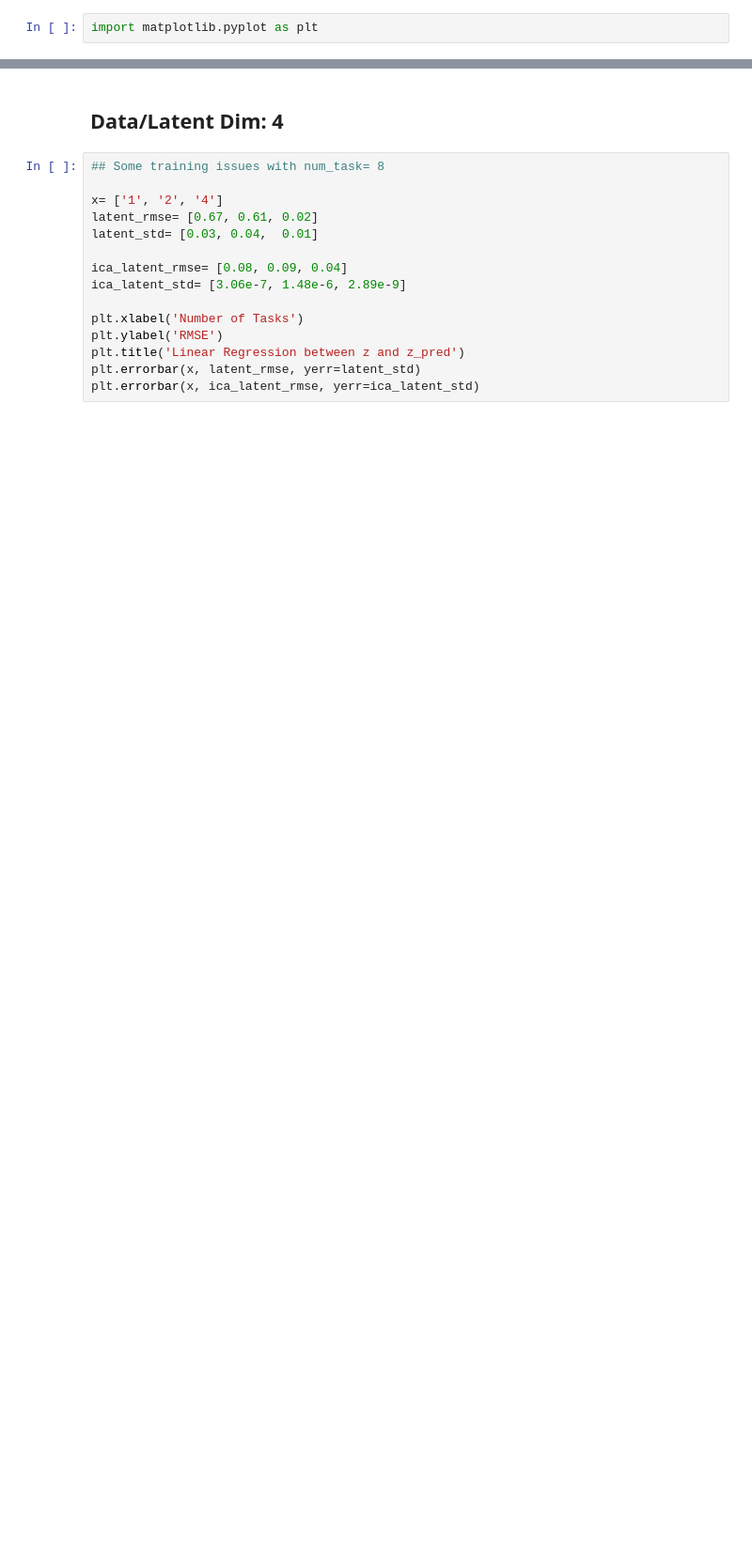
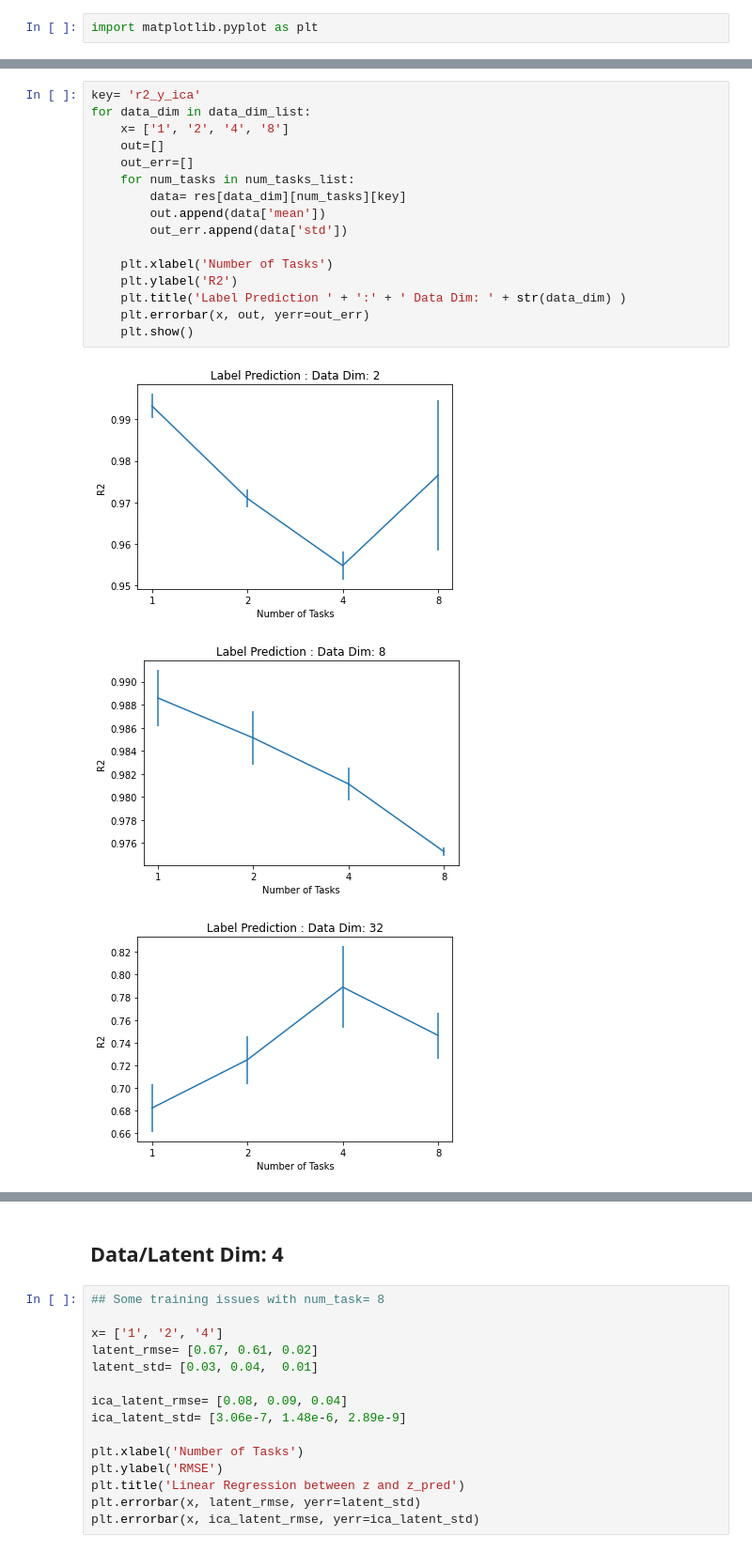
Before and after one commit to divyat09/ood_identification, a Jupyter notebook: notebooks/Results.ipynb, the cells around one changed output, grey strips where cells are left out. Shown at 94% size. Drawn from its saved outputs; the diff is of its cells as text; blank space fills up the shorter version.

```diff
--- a/notebooks/Results.ipynb
+++ b/notebooks/Results.ipynb
@@ -20,0 +64,20 @@ plt.errorbar(x, ica_latent_rmse, yerr=ica_latent_std)
+# %%
+key= 'r2_y_ica'
+for data_dim in data_dim_list:
+    x= ['1', '2', '4', '8']
+    out=[]
+    out_err=[]
+    for num_tasks in num_tasks_list:
+        data= res[data_dim][num_tasks][key]
+        out.append(data['mean'])
+        out_err.append(data['std'])
+
+    plt.xlabel('Number of Tasks')
+    plt.ylabel('R2')
+    plt.title('Label Prediction ' + ':' + ' Data Dim: ' + str(data_dim) )
+    plt.errorbar(x, out, yerr=out_err)
+    plt.show()
+# %% [output]
+[figure, added]
+[figure, added]
+[figure, added]
```
Also changed, not shown: parts of 10 cells of this notebook, 13 other files.
